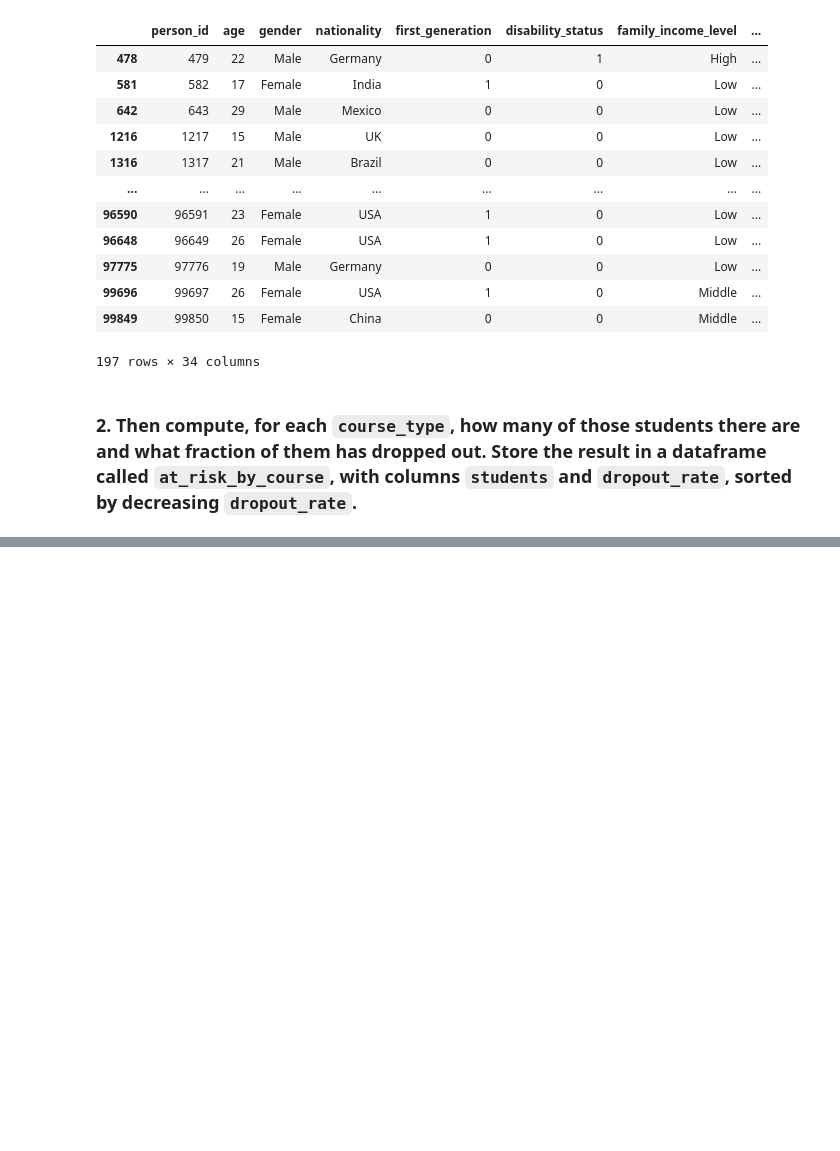
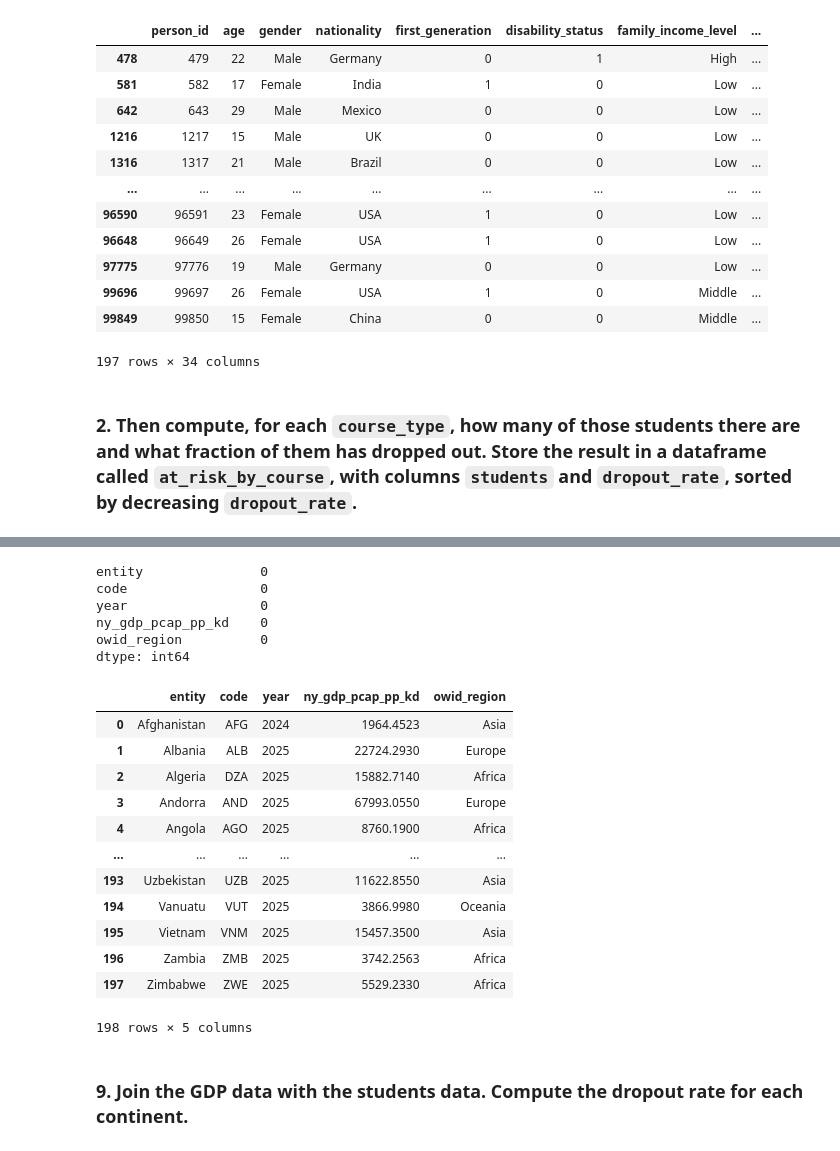
Before and after one commit to jeevankoiri10/data-science-project-student-dropout-risk, a Jupyter notebook: main.ipynb, the cells around one changed output, grey strips where cells are left out. Cells and saved outputs as stored; diff of their text form; code cells hidden in the pictures; blank space fills up the shorter version.

```diff
--- a/main.ipynb
+++ b/main.ipynb
@@ -60,0 +301,33 @@ at_risk
+# %%
+gdp_clean.isna().sum() # check for missing values again
+# %% [output]
+entity               0
+code                 0
+year                 0
+ny_gdp_pcap_pp_kd    0
+owid_region          0
+dtype: int64
+# %%
+latest_gdp = (
+gdp_clean.loc[
+    gdp_clean.groupby("entity")["year"].idxmax()
+    ]
+    .reset_index(drop=True) # Drop=False means the index column for idxmax calculated will be shown.
+)
+latest_gdp
+# %% [output]
+|  | entity | code | year | ny_gdp_pcap_pp_kd | owid_region |
+| 0 | Afghanistan | AFG | 2024 | 1964.4523 | Asia |
+| 1 | Albania | ALB | 2025 | 22724.2930 | Europe |
+| 2 | Algeria | DZA | 2025 | 15882.7140 | Africa |
+| 3 | Andorra | AND | 2025 | 67993.0550 | Europe |
+| 4 | Angola | AGO | 2025 | 8760.1900 | Africa |
+| ... | ... | ... | ... | ... | ... |
+| 193 | Uzbekistan | UZB | 2025 | 11622.8550 | Asia |
+| 194 | Vanuatu | VUT | 2025 | 3866.9980 | Oceania |
+| 195 | Vietnam | VNM | 2025 | 15457.3500 | Asia |
+| 196 | Zambia | ZMB | 2025 | 3742.2563 | Africa |
+| 197 | Zimbabwe | ZWE | 2025 | 5529.2330 | Africa |
+198 rows × 5 columns
+# %% [markdown]
+### 9. Join the GDP data with the students data. Compute the dropout rate for each continent.
```
Also changed, not shown: parts of 21 cells of this notebook.
